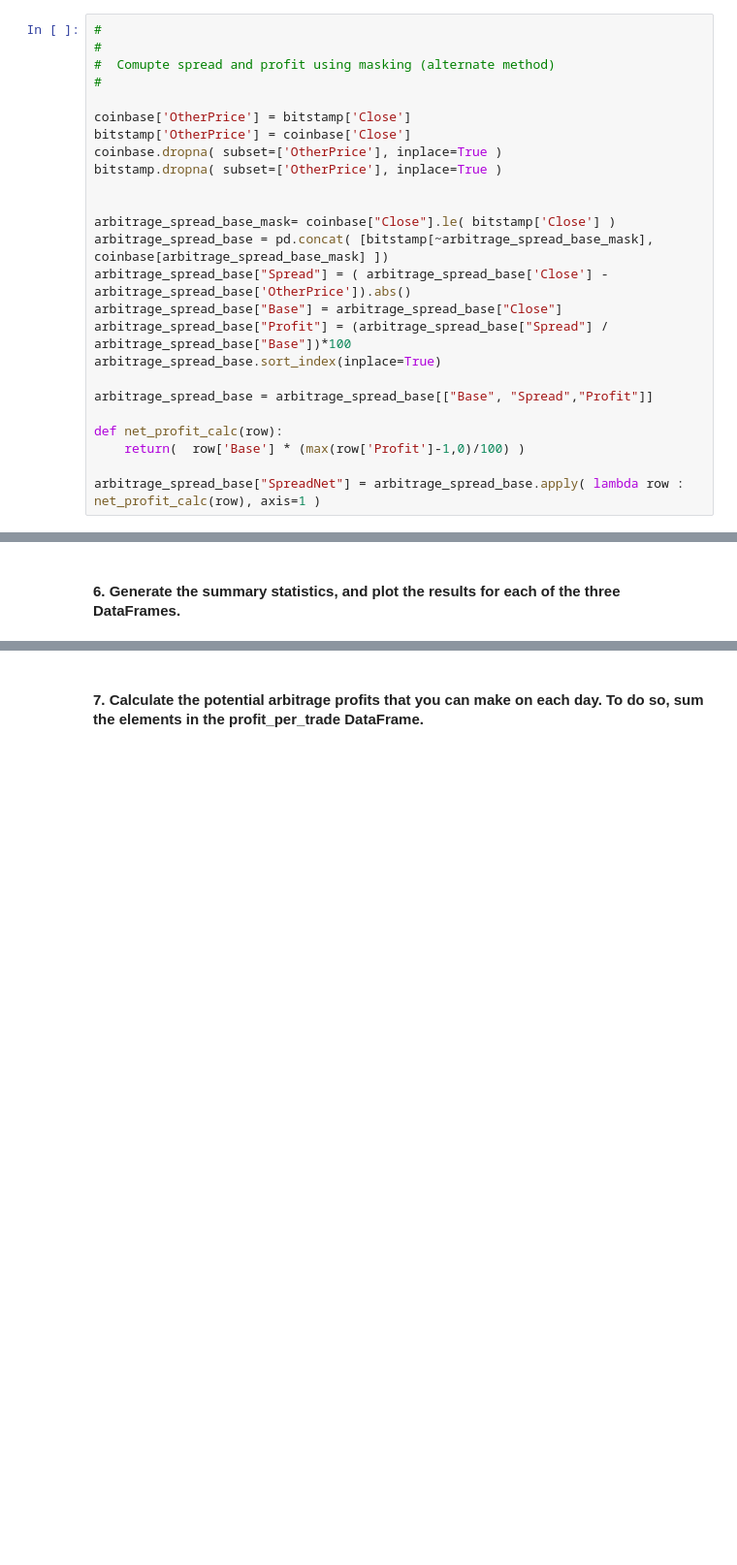
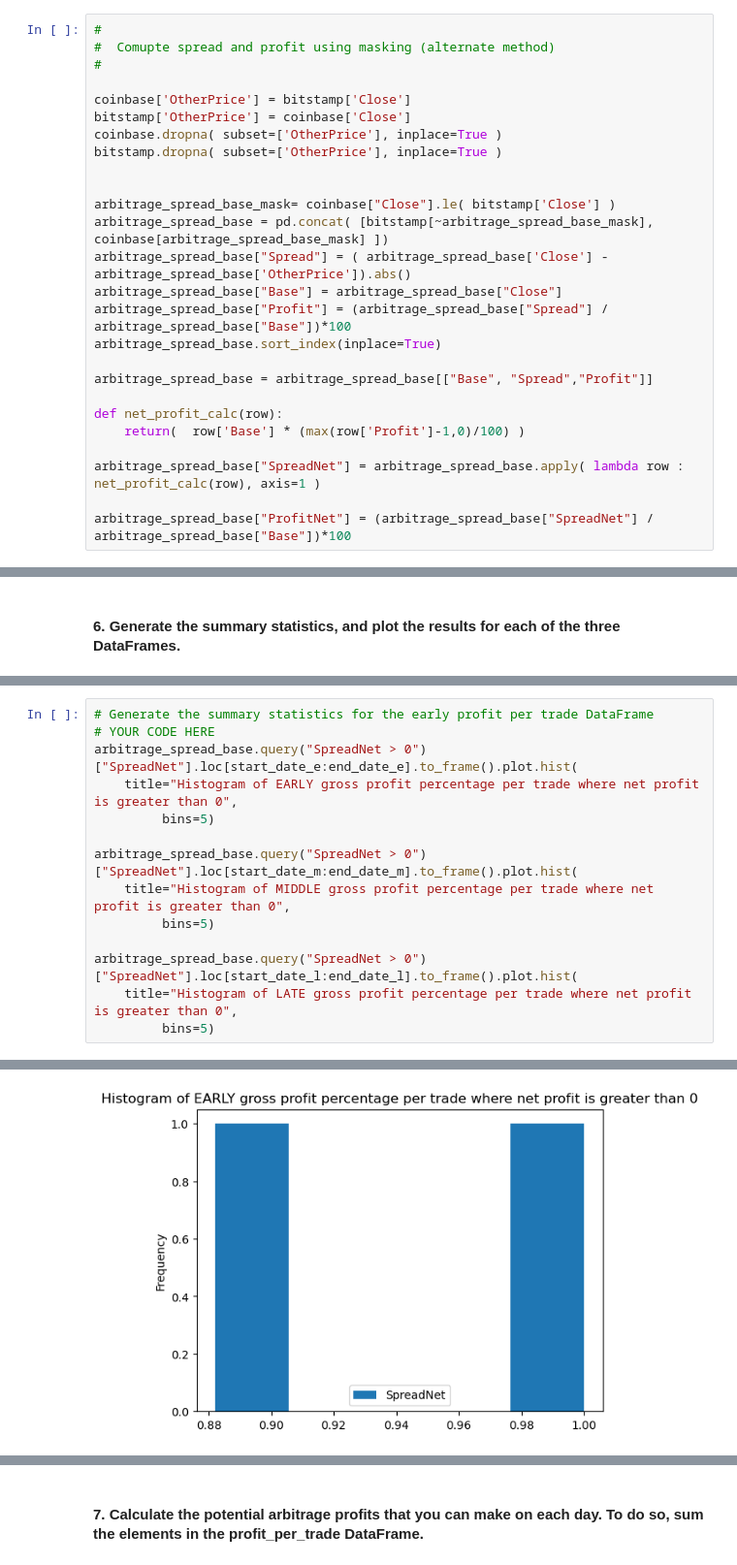
Before and after one commit to bankeiyotaku/FinTechChallenge3, a Jupyter notebook: crypto_arbitrage.ipynb, the cells around one changed output, grey strips where cells are left out. Shown at 97% size. Saved outputs shown, nothing was run; the diff lists cells and outputs as text; blank space fills up the shorter version.

```diff
--- a/crypto_arbitrage.ipynb
+++ b/crypto_arbitrage.ipynb
@@ -531,5 +548,4 @@ Name: Profit, dtype: float64
 # %%
-#
 #
 #  Comupte spread and profit using masking (alternate method)
 #
@@ -553,6 +569,8 @@ def net_profit_calc(row):
     return(  row['Base'] * (max(row['Profit']-1,0)/100) )
 
 arbitrage_spread_base["SpreadNet"] = arbitrage_spread_base.apply( lambda row : net_profit_calc(row), axis=1 )
+
+arbitrage_spread_base["ProfitNet"] = (arbitrage_spread_base["SpreadNet"] / arbitrage_spread_base["Base"])*100
 # %%
 #
 # Confirm both methods create same result
@@ -759,0 +775,15 @@ Middle Period Stats: Total Profit: 0.00  Total Profitable Trades: 0 Avg Profit (
+# %%
+# Generate the summary statistics for the early profit per trade DataFrame
+# YOUR CODE HERE
+arbitrage_spread_base.query("SpreadNet > 0")["SpreadNet"].loc[start_date_e:end_date_e].to_frame().plot.hist(
+    title="Histogram of EARLY gross profit percentage per trade where net profit is greater than 0",
+         bins=5)
+
+arbitrage_spread_base.query("SpreadNet > 0")["SpreadNet"].loc[start_date_m:end_date_m].to_frame().plot.hist(
+    title="Histogram of MIDDLE gross profit percentage per trade where net profit is greater than 0",
+         bins=5)
+
+arbitrage_spread_base.query("SpreadNet > 0")["SpreadNet"].loc[start_date_l:end_date_l].to_frame().plot.hist(
+    title="Histogram of LATE gross profit percentage per trade where net profit is greater than 0",
+         bins=5)
+# %% [output]
@@ -759,0 +791 @@ Middle Period Stats: Total Profit: 0.00  Total Profitable Trades: 0 Avg Profit (
+[figure, added]
```
Also changed, not shown: parts of 15 cells of this notebook, 1 other file.
